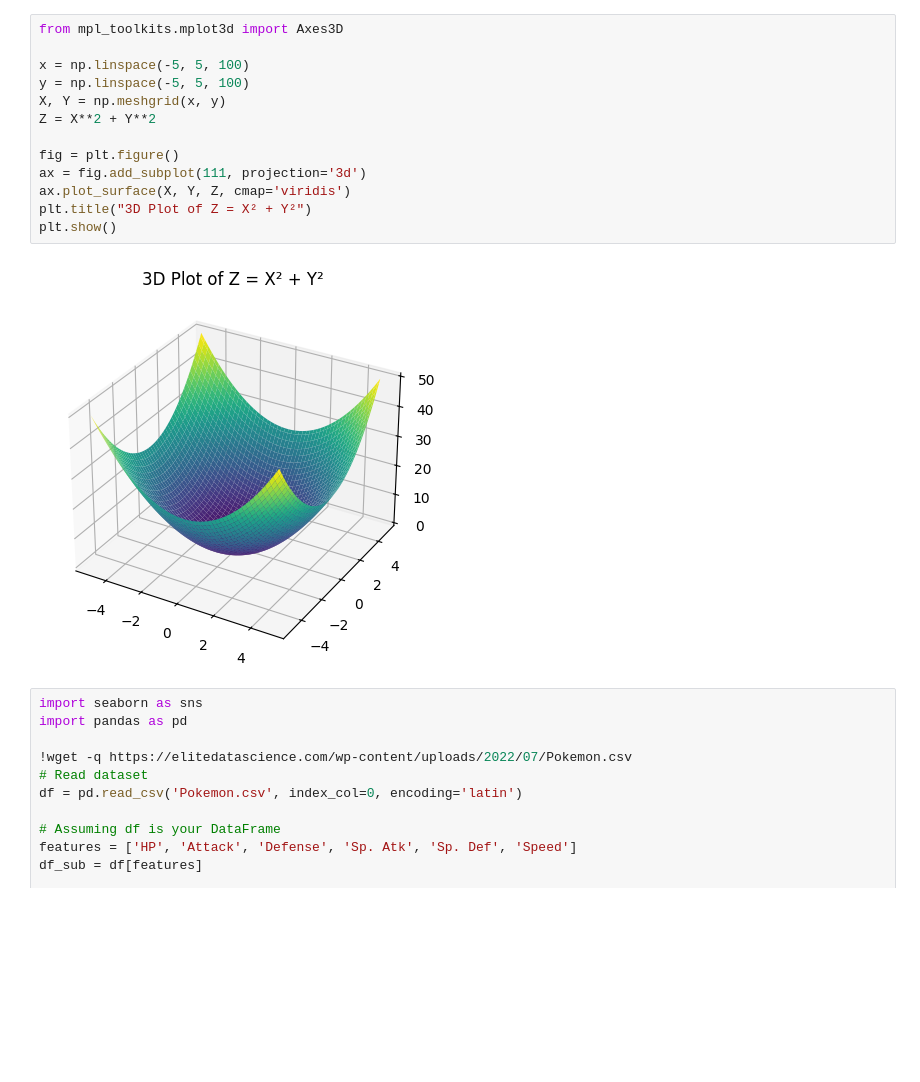
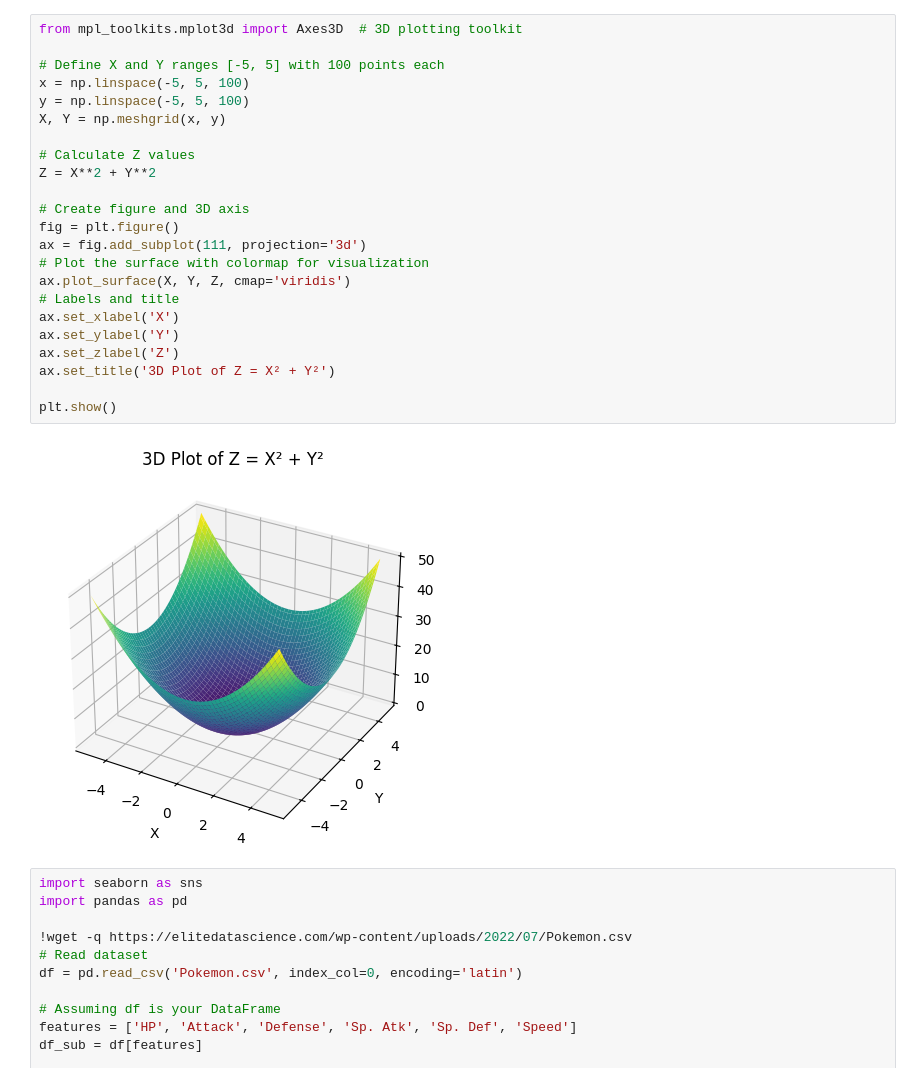
Before and after one commit to IT22265692/SE4050_DL, a Jupyter notebook: Lab1_task01.ipynb, the cells around one changed output. Cells and saved outputs as stored; diff of their text form; blank space fills up the shorter version.

```diff
--- a/Lab1_task01.ipynb
+++ b/Lab1_task01.ipynb
@@ -31,18 +35,28 @@ plt.show()
 # %%
-from mpl_toolkits.mplot3d import Axes3D
+from mpl_toolkits.mplot3d import Axes3D  # 3D plotting toolkit
 
+# Define X and Y ranges [-5, 5] with 100 points each
 x = np.linspace(-5, 5, 100)
 y = np.linspace(-5, 5, 100)
 X, Y = np.meshgrid(x, y)
+
+# Calculate Z values
 Z = X**2 + Y**2
 
+# Create figure and 3D axis
 fig = plt.figure()
 ax = fig.add_subplot(111, projection='3d')
+# Plot the surface with colormap for visualization
 ax.plot_surface(X, Y, Z, cmap='viridis')
-plt.title("3D Plot of Z = X² + Y²")
+# Labels and title
+ax.set_xlabel('X')
+ax.set_ylabel('Y')
+ax.set_zlabel('Z')
+ax.set_title('3D Plot of Z = X² + Y²')
+
 plt.show()
 # %% [output]
-[figure, old version]
+[figure, new version]
 # %%
 import seaborn as sns
 import pandas as pd
```
Also changed, not shown: parts of 2 cells of this notebook.
